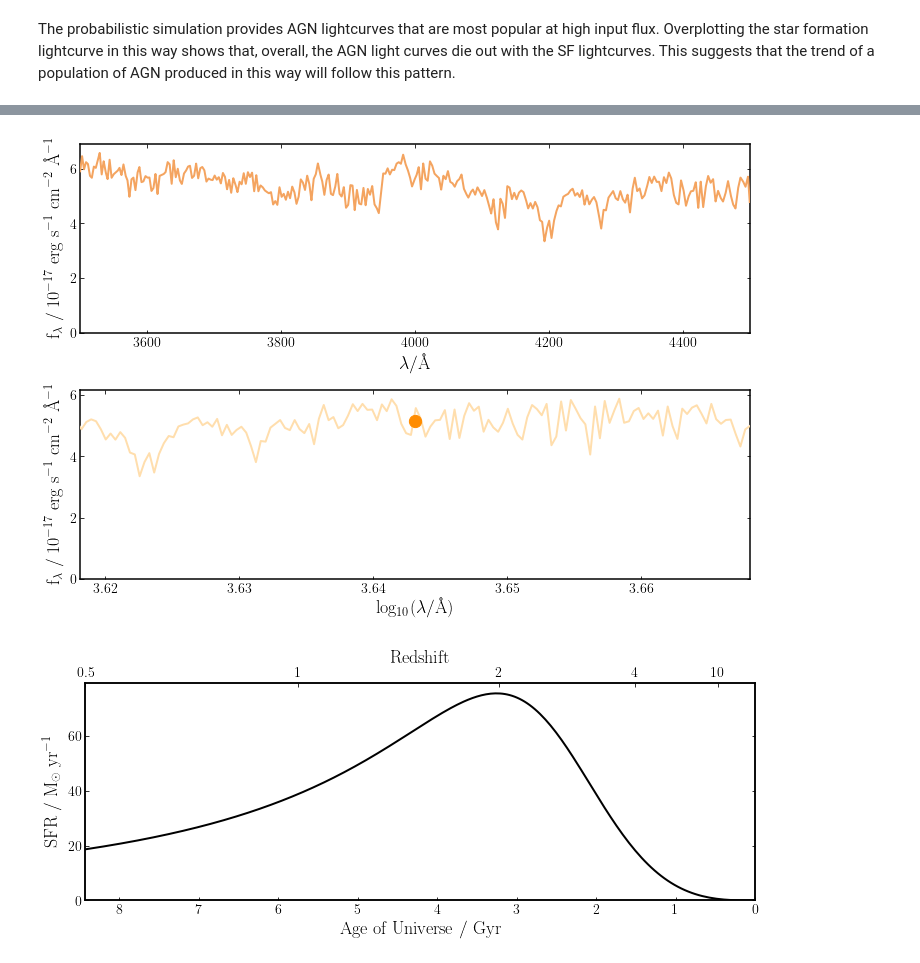
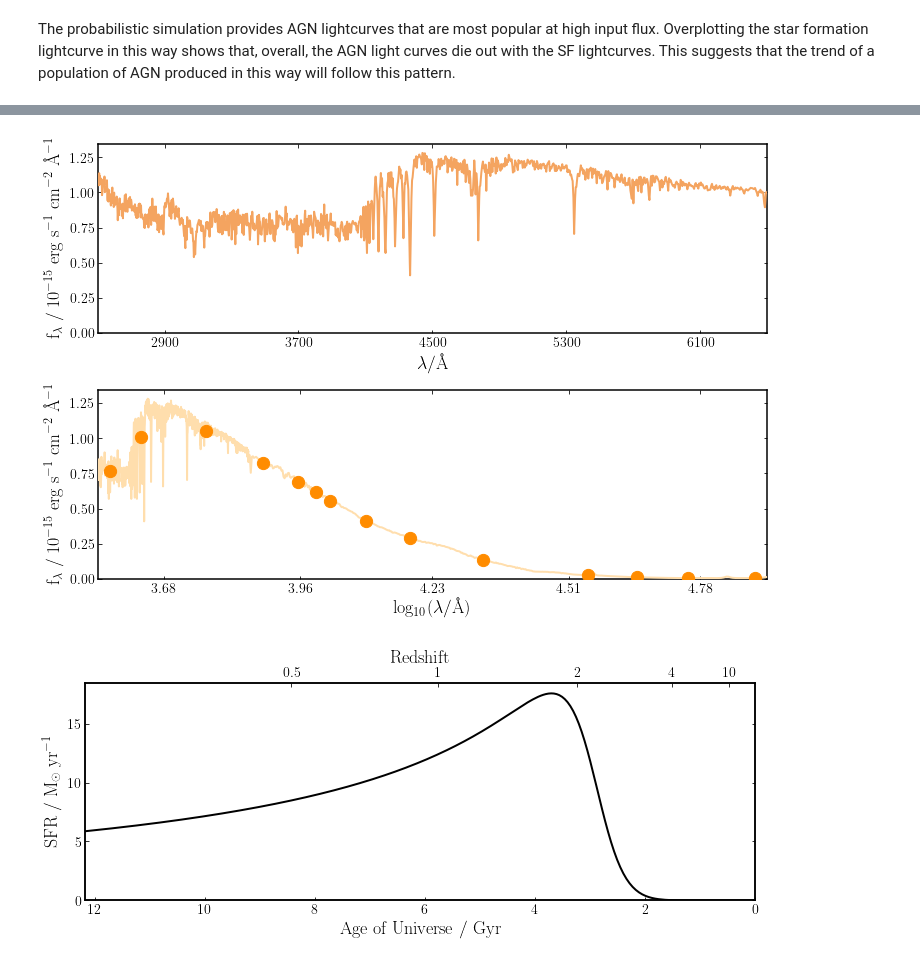
Before and after one commit to jr832jtr/MPhys-Project, a Jupyter notebook: MPhys.ipynb, the cells around one changed output, grey strips where cells are left out. Drawn from its saved outputs; the diff is of its cells as text; code cells hidden in the pictures.

```diff
--- a/MPhys.ipynb
+++ b/MPhys.ipynb
@@ -244,47 +252,33 @@ fig = first_galaxy.sfh.plot()
 # %%
 dblplaw = {}
-dblplaw['alpha'] = 2
-dblplaw['beta'] = 3
+dblplaw['alpha'] = 1
+dblplaw['beta'] = 10
 dblplaw['tau'] = 3
-dblplaw['massformed'] = 11.5
+dblplaw['massformed'] = 11
 dblplaw['metallicity'] = 0.2
 
 dust = {}                         # Dust component
 dust["type"] = "Calzetti"         # Define the shape of the attenuation curve
 dust["Av"] = 0.2
 
 model_components2 = {}                   # The model components dictionary
-model_components2["redshift"] = 0.5      # Observed redshift
+model_components2["redshift"] = 0.1      # Observed redshift
 model_components2["dust"] = dust
 model_components2['dblplaw'] = dblplaw
 
-obs_wavs = np.arange(3500.0, 4500.0, 0.1)
+obs_wavs = np.arange(2500.0, 6500.0, 0.1)
 
-goodss_filt_list = ["filters/VIMOS_U",
-                    "filters/f435w",
-                    "filters/f606w",
-                    "filters/f775w",
-                    "filters/f850lp",
-                    "filters/f098m",
-                    "filters/f105w",
-                    "filters/f125w",
-                    "filters/f160w",
-                    "filters/ISAAC_Ks",
-                    "filters/IRAC1",
-                    "filters/IRAC2",
-                    "filters/IRAC3",
-                    "filters/IRAC4"]
 goodss_filt_list = np.loadtxt("filters/goodss_filt_list.txt", dtype="str")
 fourkfilter = ['filters/4kfilter']
 
-second_galaxy = bagpipes.model_galaxy(model_components2, filt_list=fourkfilter, spec_wavs=obs_wavs)
+second_galaxy = bagpipes.model_galaxy(model_components2, filt_list=goodss_filt_list, spec_wavs=obs_wavs)
 
 second_galaxy.update(model_components2)
 fig = second_galaxy.plot()
 fig = second_galaxy.sfh.plot()
 # %% [output]
-[figure, old version]
+[figure, new version]
-[figure, old version]
+[figure, new version]
 # %%
 first_galaxy.plot_full_spectrum()
 # %% [output]
```
Also changed, not shown: parts of 9 cells of this notebook.
